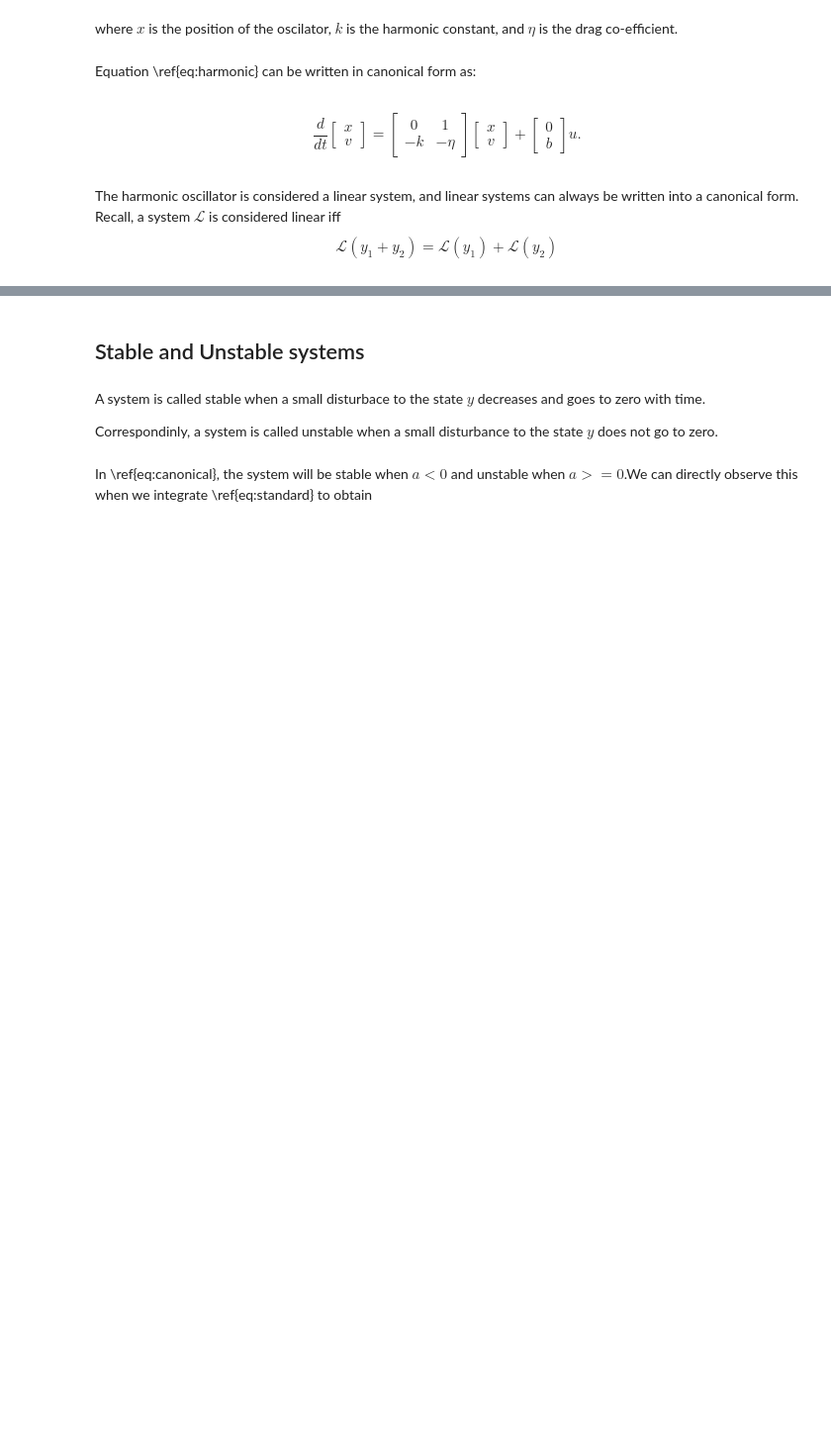
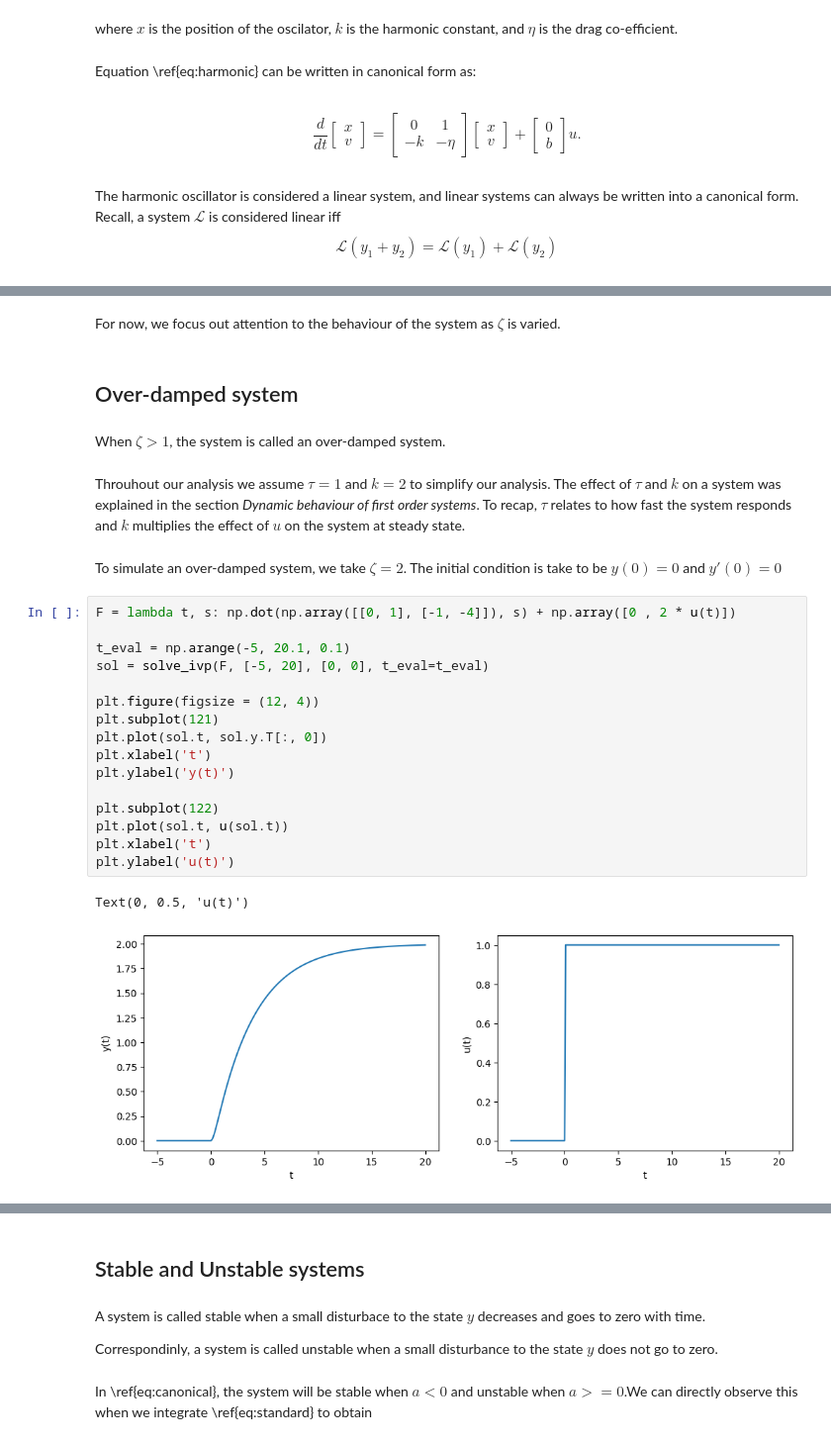
Before and after one commit to noronhaeyan/Control-Theory, a Jupyter notebook: Introduction/PID control 101.ipynb, the cells around one changed output, grey strips where cells are left out. Shown: that part at 99% size. Drawn from its saved outputs; the diff is of its cells as text; blank space fills up the shorter version.

Commit message:
completed behaviour of 1st adn 2nd order systems

```diff
--- a/Introduction/PID control 101.ipynb
+++ b/Introduction/PID control 101.ipynb
@@ -134,0 +159,29 @@ $$
+# %% [markdown]
+For now, we focus out attention to the behaviour of the system as $\zeta$ is varied.
+# %% [markdown]
+## Over-damped system
+# %% [markdown]
+When $\zeta > 1$, the system is called an over-damped system.
+# %% [markdown]
+Throuhout our analysis we assume $\tau = 1$ and $k = 2$ to simplify our analysis. The effect of $\tau$ and $k$ on a system was explained in the section _Dynamic behaviour of first order systems_. To recap, $\tau$ relates to how fast the system responds and $k$ multiplies the effect of $u$ on the system at steady state.
+# %% [markdown]
+To simulate an over-damped system, we take $\zeta = 2$. The initial condition is take to be $y(0) = 0$ and $y'(0) = 0$
+# %%
+F = lambda t, s: np.dot(np.array([[0, 1], [-1, -4]]), s) + np.array([0 , 2 * u(t)])
+
+t_eval = np.arange(-5, 20.1, 0.1)
+sol = solve_ivp(F, [-5, 20], [0, 0], t_eval=t_eval)
+
+plt.figure(figsize = (12, 4))
+plt.subplot(121)
+plt.plot(sol.t, sol.y.T[:, 0])
+plt.xlabel('t')
+plt.ylabel('y(t)')
+
+plt.subplot(122)
+plt.plot(sol.t, u(sol.t))
+plt.xlabel('t')
+plt.ylabel('u(t)')
+# %% [output]
+Text(0, 0.5, 'u(t)')
+[figure, added]
```
Also changed, not shown: parts of 56 cells of this notebook.
